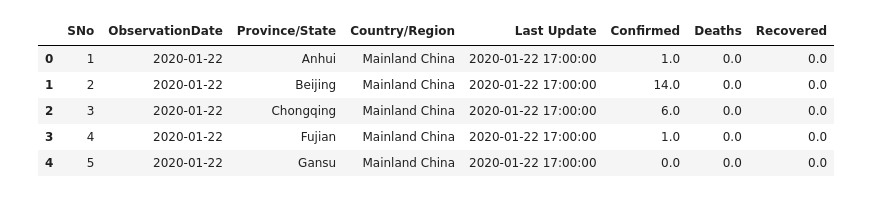
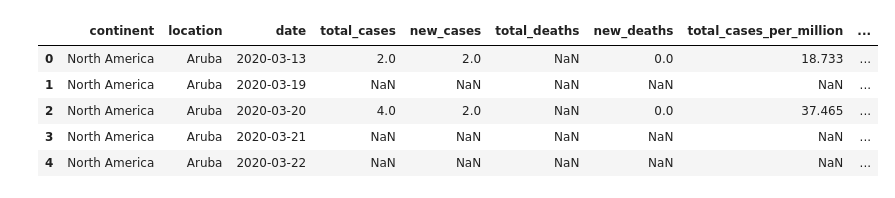
Before and after one commit to coderop2/Dash_Apps, a Jupyter notebook: Untitled.ipynb, the cells around one changed output. Saved outputs shown, nothing was run; the diff lists cells and outputs as text; code cells hidden in the pictures.

Commit message:
Dash covid app

```diff
--- a/Untitled.ipynb
+++ b/Untitled.ipynb
@@ -1,14 +1,13 @@
 # %%
 import pandas as pd
 import numpy as np
 
-data = pd.read_csv("covid_19_data.csv", parse_dates=['ObservationDate', 'Last Update'])
-info = pd.read_csv("COVID19_open_line_list.csv", usecols=[3,4,5,7,8])
+data = pd.read_csv("data.csv", parse_dates=['date'], usecols =[1,2,3,4,5,7,8,10,11,13,14,34,35,47])
 data.head()
 # %% [output]
-|  | SNo | ObservationDate | Province/State | Country/Region | Last Update | Confirmed | Deaths | Recovered |
-| 0 | 1 | 2020-01-22 | Anhui | Mainland China | 2020-01-22 17:00:00 | 1.0 | 0.0 | 0.0 |
-| 1 | 2 | 2020-01-22 | Beijing | Mainland China | 2020-01-22 17:00:00 | 14.0 | 0.0 | 0.0 |
-| 2 | 3 | 2020-01-22 | Chongqing | Mainland China | 2020-01-22 17:00:00 | 6.0 | 0.0 | 0.0 |
-| 3 | 4 | 2020-01-22 | Fujian | Mainland China | 2020-01-22 17:00:00 | 1.0 | 0.0 | 0.0 |
-| 4 | 5 | 2020-01-22 | Gansu | Mainland China | 2020-01-22 17:00:00 | 0.0 | 0.0 | 0.0 |
+|  | continent | location | date | total_cases | new_cases | total_deaths | new_deaths | total_cases_per_million | ... |
+| 0 | North America | Aruba | 2020-03-13 | 2.0 | 2.0 | NaN | 0.0 | 18.733 | ... |
+| 1 | North America | Aruba | 2020-03-19 | NaN | NaN | NaN | NaN | NaN | ... |
+| 2 | North America | Aruba | 2020-03-20 | 4.0 | 2.0 | NaN | 0.0 | 37.465 | ... |
+| 3 | North America | Aruba | 2020-03-21 | NaN | NaN | NaN | NaN | NaN | ... |
+| 4 | North America | Aruba | 2020-03-22 | NaN | NaN | NaN | NaN | NaN | ... |
```
Also changed, not shown: parts of 12 cells of this notebook, 2 other files.
